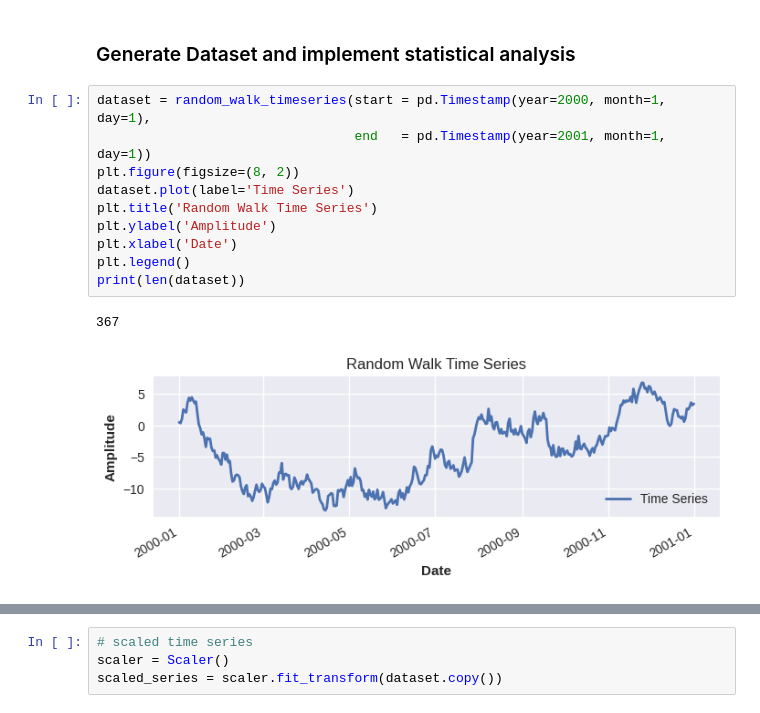
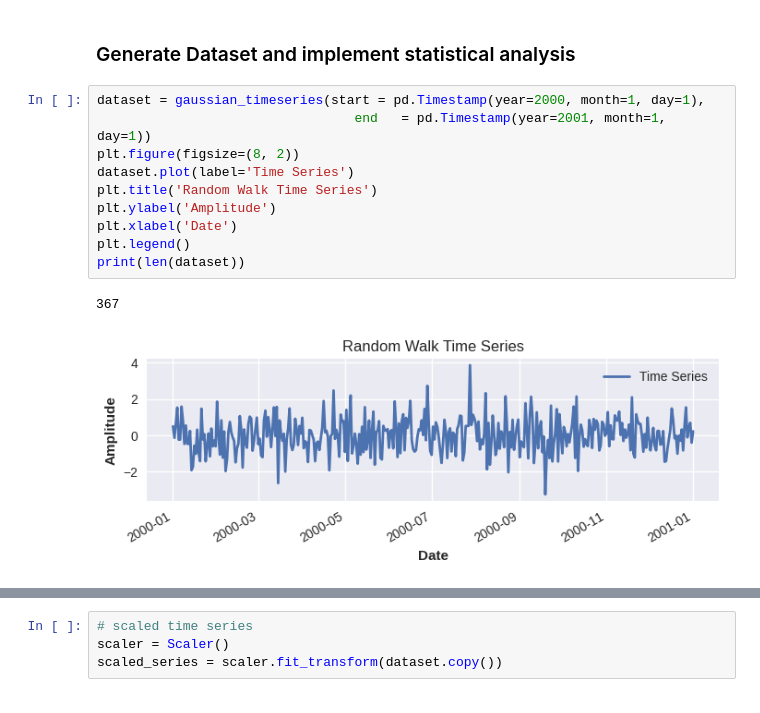
Before and after one commit to m-dougl/machine-learning-forecasting, a Jupyter notebook: main.ipynb, the cells around one changed output, grey strips where cells are left out. Cells and saved outputs as stored; diff of their text form.

```diff
--- a/main.ipynb
+++ b/main.ipynb
@@ -24,18 +24,18 @@ random_state = 42
 # %% [markdown]
 ### Generate Dataset and implement statistical analysis
 # %%
-dataset = random_walk_timeseries(start = pd.Timestamp(year=2000, month=1, day=1),
+dataset = gaussian_timeseries(start = pd.Timestamp(year=2000, month=1, day=1),
                                  end   = pd.Timestamp(year=2001, month=1, day=1))
 plt.figure(figsize=(8, 2))
 dataset.plot(label='Time Series')
 plt.title('Random Walk Time Series')
 plt.ylabel('Amplitude')
 plt.xlabel('Date')
 plt.legend()
 print(len(dataset))
 # %% [output]
 367
-[figure, old version]
+[figure, new version]
 # %%
 plt.figure(figsize=(8, 4))
 autocorrelation_plot(dataset.pd_dataframe())
```
Also changed, not shown: parts of 8 cells of this notebook.
